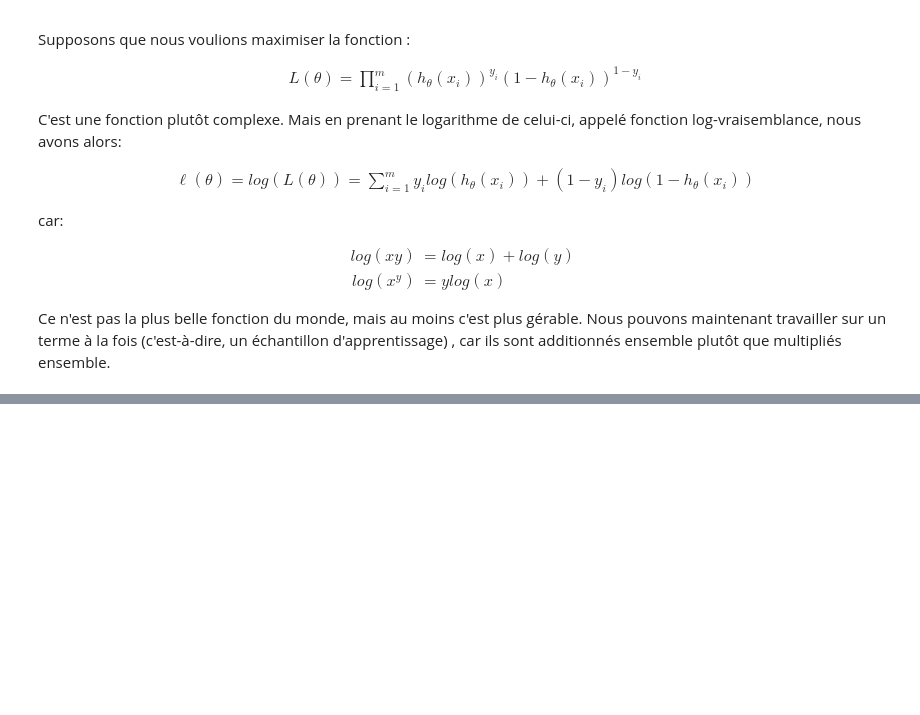
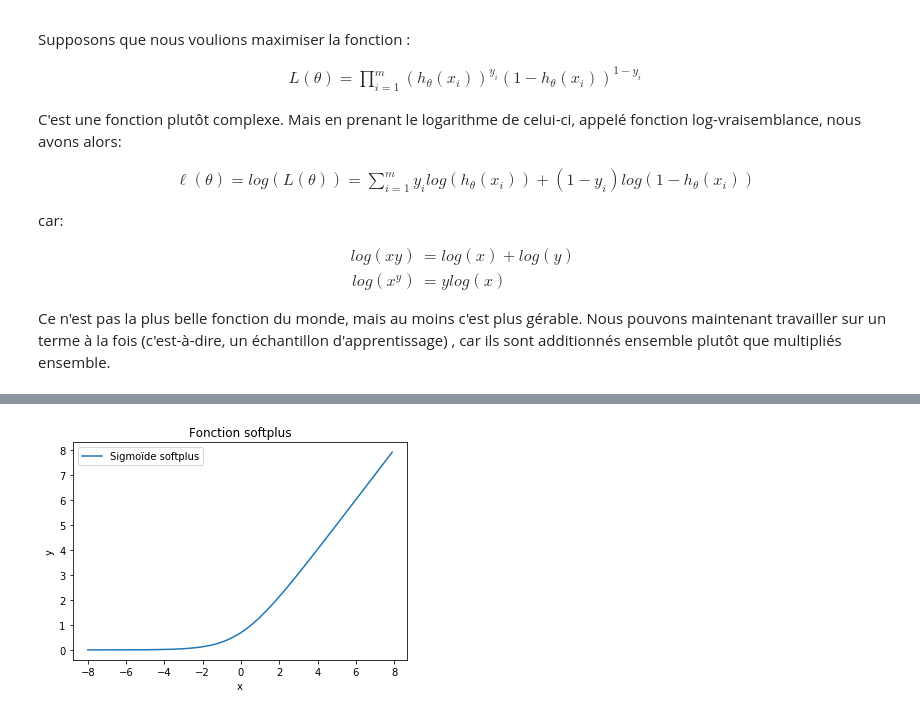
Before and after one commit to manueldeval/nn-course, a Jupyter notebook: src/Probabilites.ipynb, the cells around one changed output, grey strips where cells are left out. Drawn from its saved outputs; the diff is of its cells as text; code cells hidden in the pictures; blank space fills up the shorter version.

```diff
--- a/src/Probabilites.ipynb
+++ b/src/Probabilites.ipynb
@@ -515,0 +632,17 @@ Ce n'est pas la plus belle fonction du monde, mais au moins c'est plus gérable.
+# %%
+from matplotlib import pyplot as plt
+from math import log,exp
+import numpy as np
+
+x = np.arange(-8, 8,0.10)
+y = [ log(1+exp(i)) for i in x]
+
+g1, = plt.plot(x,y, label="Sigmoïde softplus")
+
+plt.legend(handles=[g1])
+plt.xlabel('x')
+plt.ylabel('y')
+plt.title("Fonction softplus");
+plt.show()
+# %% [output]
+[figure, added]
```
Also changed, not shown: parts of 12 cells of this notebook.
